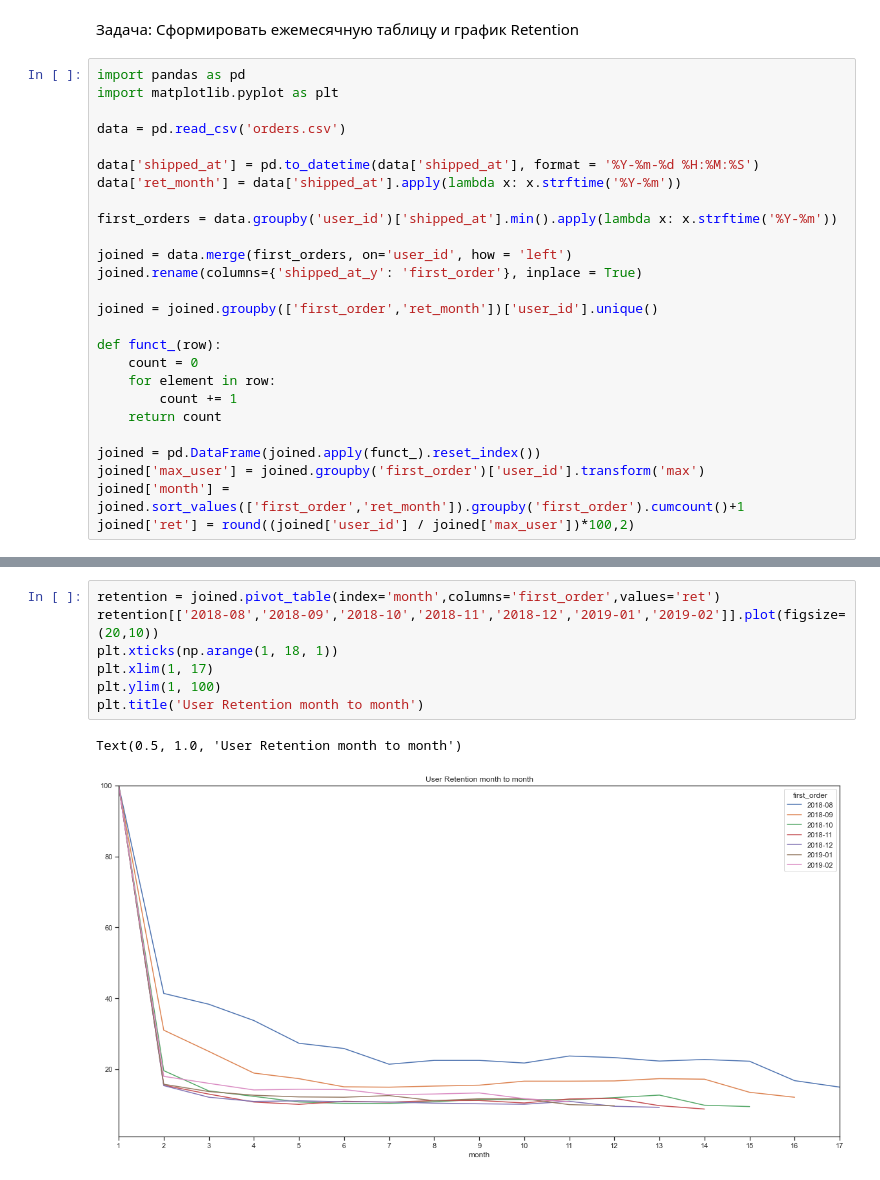
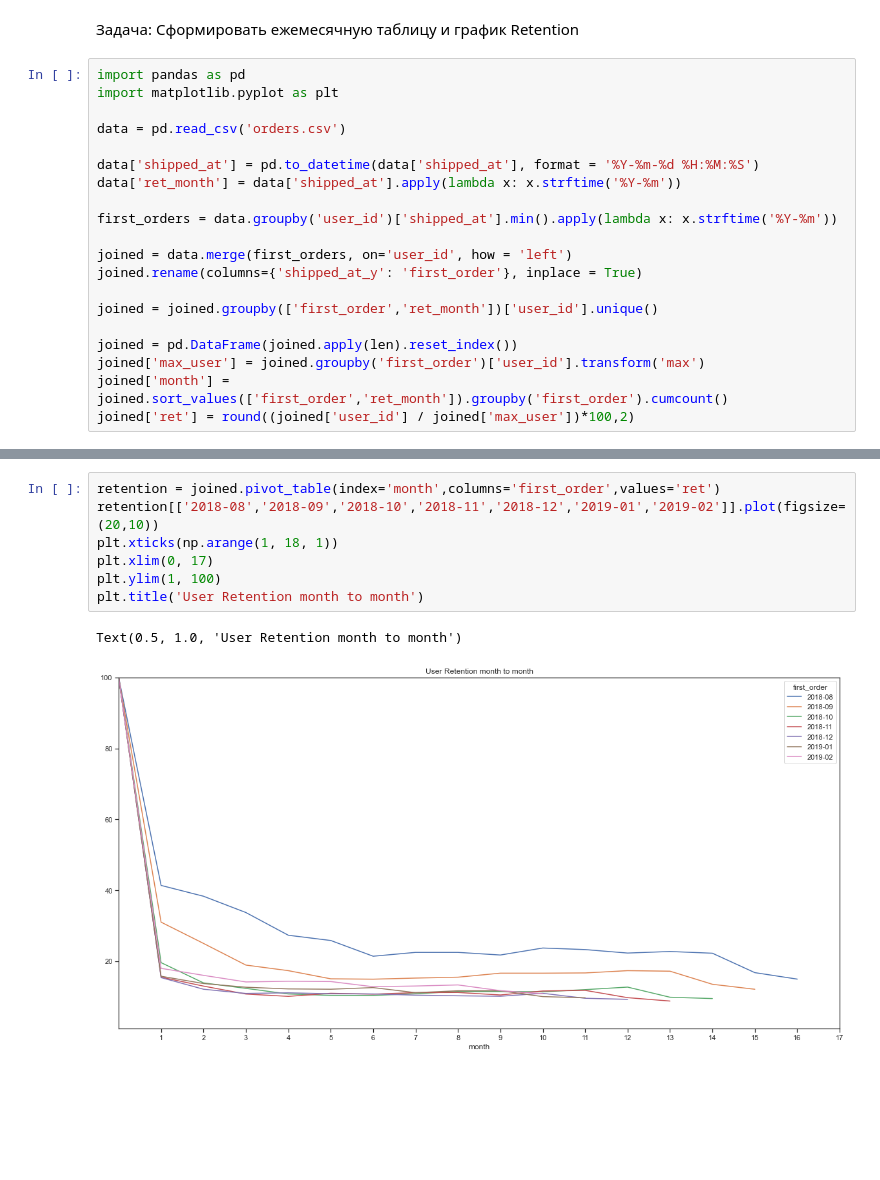
Before and after one commit to httphellojulia/myrepo, a Jupyter notebook: Retention/Python/Retention.ipynb, the cells around one changed output, grey strips where cells are left out. Cells and saved outputs as stored; diff of their text form; blank space fills up the shorter version.

```diff
--- a/Retention/Python/Retention.ipynb
+++ b/Retention/Python/Retention.ipynb
@@ -16,14 +16,8 @@ joined.rename(columns={'shipped_at_y': 'first_order'}, inplace = True)
 
 joined = joined.groupby(['first_order','ret_month'])['user_id'].unique()
 
-def funct_(row):
-    count = 0
-    for element in row:
-        count += 1
-    return count
-
-joined = pd.DataFrame(joined.apply(funct_).reset_index())
+joined = pd.DataFrame(joined.apply(len).reset_index())
 joined['max_user'] = joined.groupby('first_order')['user_id'].transform('max')
-joined['month'] = joined.sort_values(['first_order','ret_month']).groupby('first_order').cumcount()+1
+joined['month'] = joined.sort_values(['first_order','ret_month']).groupby('first_order').cumcount()
 joined['ret'] = round((joined['user_id'] / joined['max_user'])*100,2)
 # %%
@@ -55,10 +49,10 @@ retention.head(30)
 # %%
 retention = joined.pivot_table(index='month',columns='first_order',values='ret')
 retention[['2018-08','2018-09','2018-10','2018-11','2018-12','2019-01','2019-02']].plot(figsize=(20,10))
 plt.xticks(np.arange(1, 18, 1))
-plt.xlim(1, 17)
+plt.xlim(0, 17)
 plt.ylim(1, 100)
 plt.title('User Retention month to month')
 # %% [output]
 Text(0.5, 1.0, 'User Retention month to month')
-[figure, old version]
+[figure, new version]
```
Also changed, not shown: parts of 1 cell of this notebook.
